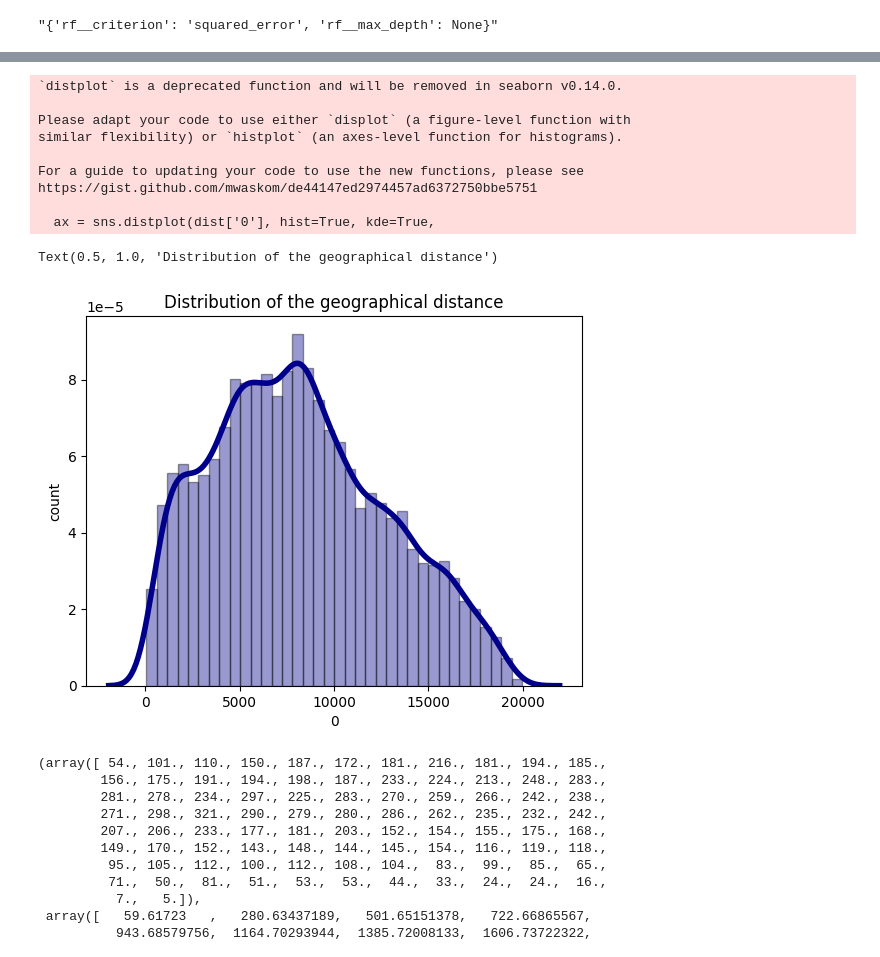
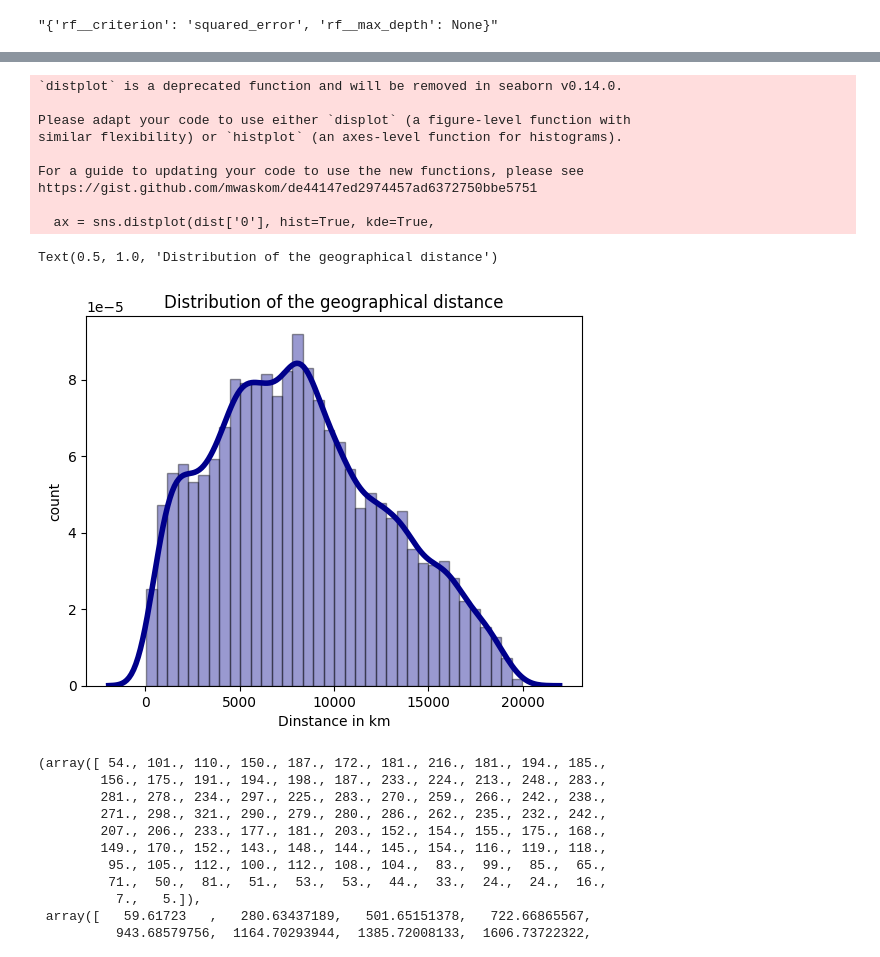
Before and after one commit to MartinKirkegaardDK/Bachelor, a Jupyter notebook: results_plots.ipynb, the cells around one changed output, grey strips where cells are left out. Cells and saved outputs as stored; diff of their text form; code cells hidden in the pictures.

Commit message:
plot

```diff
--- a/results_plots.ipynb
+++ b/results_plots.ipynb
@@ -85,28 +97,30 @@ dist = pd.read_csv("data/distance_data/processed_distances.csv")
 # %%
 import matplotlib.pyplot as plt
 import seaborn as sns
 
 
 # Density Plot and Histogram of all arrival delays
 ax = sns.distplot(dist['0'], hist=True, kde=True,
              bins=int(180/5), color = 'darkblue',
              hist_kws={'edgecolor':'black'},
              kde_kws={'linewidth': 4})
 
+ax.set_xlabel("Dinstance in km")
+
 ax.set_ylabel("count")
 ax.set_title("Distribution of the geographical distance")
 # %% [output]
 `distplot` is a deprecated function and will be removed in seaborn v0.14.0.
 
 Please adapt your code to use either `displot` (a figure-level function with
 similar flexibility) or `histplot` (an axes-level function for histograms).
 
 For a guide to updating your code to use the new functions, please see
 https://gist.github.com/mwaskom/de44147ed2974457ad6372750bbe5751
 
   ax = sns.distplot(dist['0'], hist=True, kde=True,
 Text(0.5, 1.0, 'Distribution of the geographical distance')
-[figure, old version]
+[figure, new version]
 # %%
 # matplotlib histogram
 plt.hist(dist['0'], color = 'blue', edgecolor = 'black',
```
Also changed, not shown: parts of 2 cells of this notebook, 1 other file.
